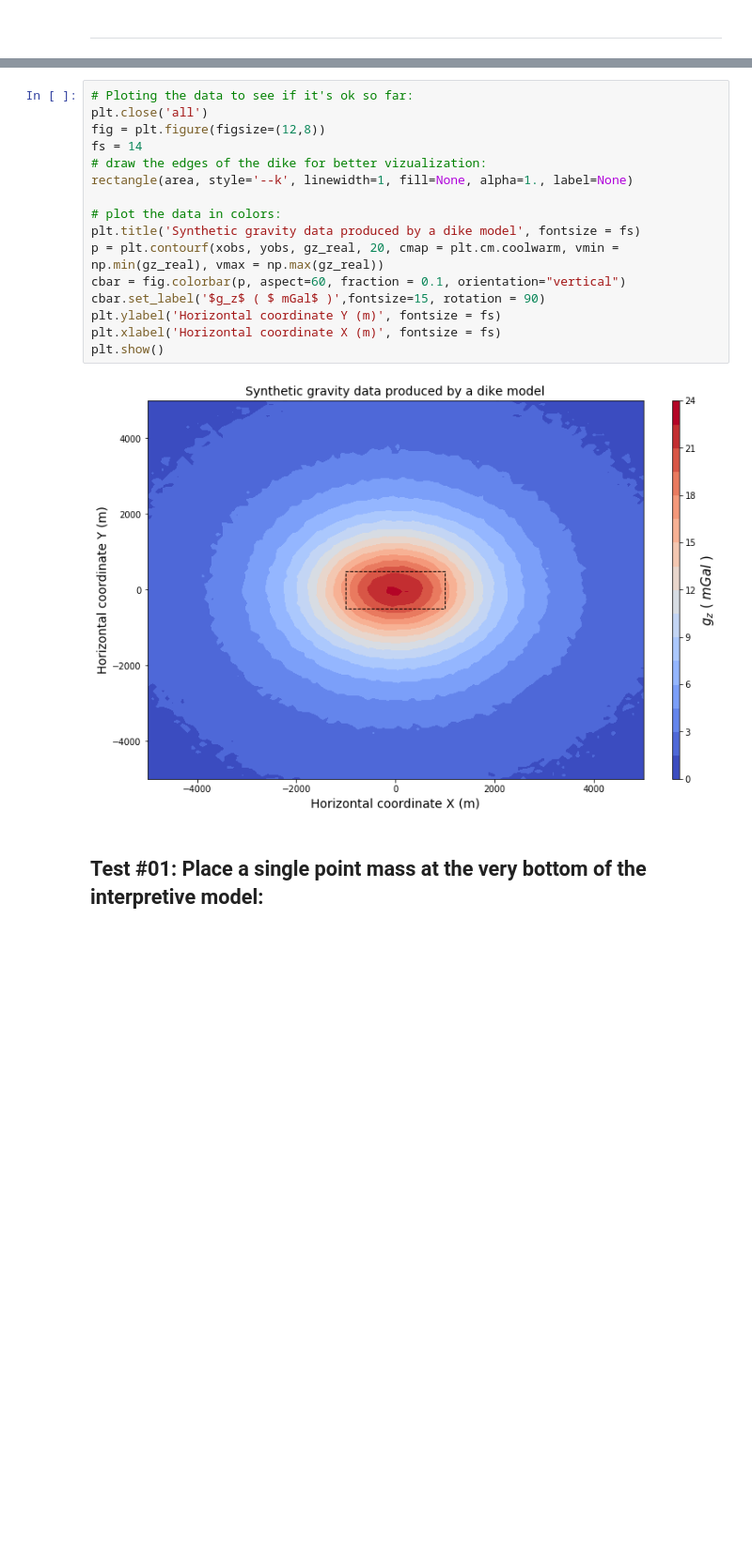
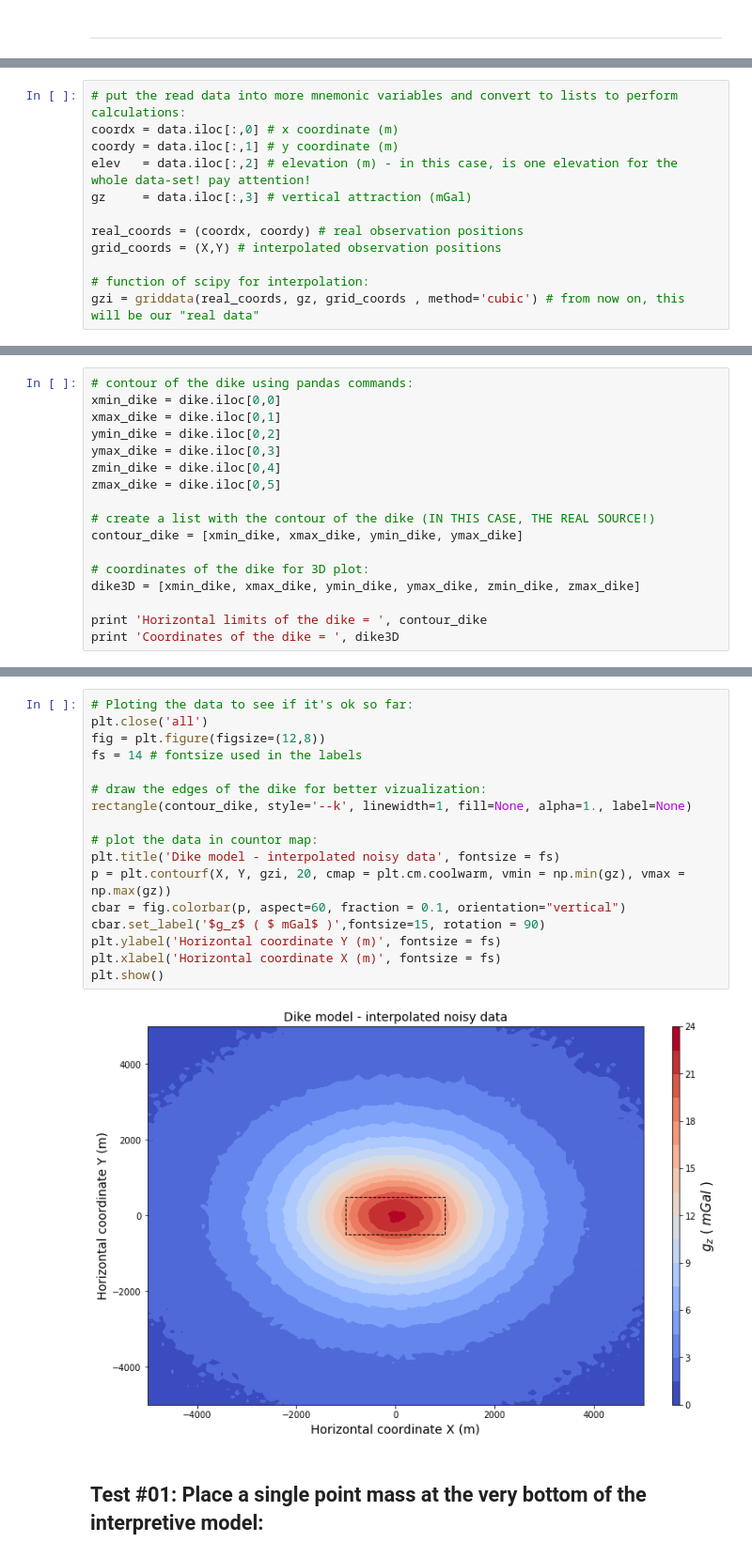
Before and after one commit to rodrigobijani/Congresso_Brasileiro_Geologia2018, a Jupyter notebook: scripts/synthetic.ipynb, the cells around one changed output, grey strips where cells are left out. Shown: that part at 94% size. Cells and saved outputs as stored; diff of their text form; blank space fills up the shorter version.

```diff
--- a/scripts/synthetic.ipynb
+++ b/scripts/synthetic.ipynb
@@ -74,0 +101,12 @@ gz_real = np.array( np.split(gz,nx) )
+# %%
+# put the read data into more mnemonic variables and convert to lists to perform calculations:
+coordx = data.iloc[:,0] # x coordinate (m)
+coordy = data.iloc[:,1] # y coordinate (m)
+elev   = data.iloc[:,2] # elevation (m) - in this case, is one elevation for the whole data-set! pay attention!
+gz     = data.iloc[:,3] # vertical attraction (mGal)
+
+real_coords = (coordx, coordy) # real observation positions
+grid_coords = (X,Y) # interpolated observation positions
+
+# function of scipy for interpolation:
+gzi = griddata(real_coords, gz, grid_coords , method='cubic') # from now on, this will be our "real data"
@@ -74,0 +115,17 @@ gz_real = np.array( np.split(gz,nx) )
+# %%
+# contour of the dike using pandas commands:
+xmin_dike = dike.iloc[0,0]
+xmax_dike = dike.iloc[0,1]
+ymin_dike = dike.iloc[0,2]
+ymax_dike = dike.iloc[0,3]
+zmin_dike = dike.iloc[0,4]
+zmax_dike = dike.iloc[0,5]
+
+# create a list with the contour of the dike (IN THIS CASE, THE REAL SOURCE!)
+contour_dike = [xmin_dike, xmax_dike, ymin_dike, ymax_dike]
+
+# coordinates of the dike for 3D plot:
+dike3D = [xmin_dike, xmax_dike, ymin_dike, ymax_dike, zmin_dike, zmax_dike]
+
+print 'Horizontal limits of the dike = ', contour_dike
+print 'Coordinates of the dike = ', dike3D
@@ -75,21 +135,22 @@ gz_real = np.array( np.split(gz,nx) )
 # %%
 # Ploting the data to see if it's ok so far:
 plt.close('all')
 fig = plt.figure(figsize=(12,8))
-fs = 14
+fs = 14 # fontsize used in the labels
+
 # draw the edges of the dike for better vizualization:
-rectangle(area, style='--k', linewidth=1, fill=None, alpha=1., label=None)
+rectangle(contour_dike, style='--k', linewidth=1, fill=None, alpha=1., label=None)
 
-# plot the data in colors:
-plt.title('Synthetic gravity data produced by a dike model', fontsize = fs)
-p = plt.contourf(xobs, yobs, gz_real, 20, cmap = plt.cm.coolwarm, vmin = np.min(gz_real), vmax = np.max(gz_real))
+# plot the data in countor map:
+plt.title('Dike model - interpolated noisy data', fontsize = fs)
+p = plt.contourf(X, Y, gzi, 20, cmap = plt.cm.coolwarm, vmin = np.min(gz), vmax = np.max(gz))
 cbar = fig.colorbar(p, aspect=60, fraction = 0.1, orientation="vertical")
 cbar.set_label('$g_z$ ( $ mGal$ )',fontsize=15, rotation = 90)
 plt.ylabel('Horizontal coordinate Y (m)', fontsize = fs)
 plt.xlabel('Horizontal coordinate X (m)', fontsize = fs)
 plt.show()
 # %% [output]
-[figure, old version]
+[figure, new version]
 # %% [markdown]
 ## Test #01: Place a single point mass at the very bottom of the interpretive model:
 # %%
```
Also changed, not shown: parts of 34 cells of this notebook, 1 other file.
